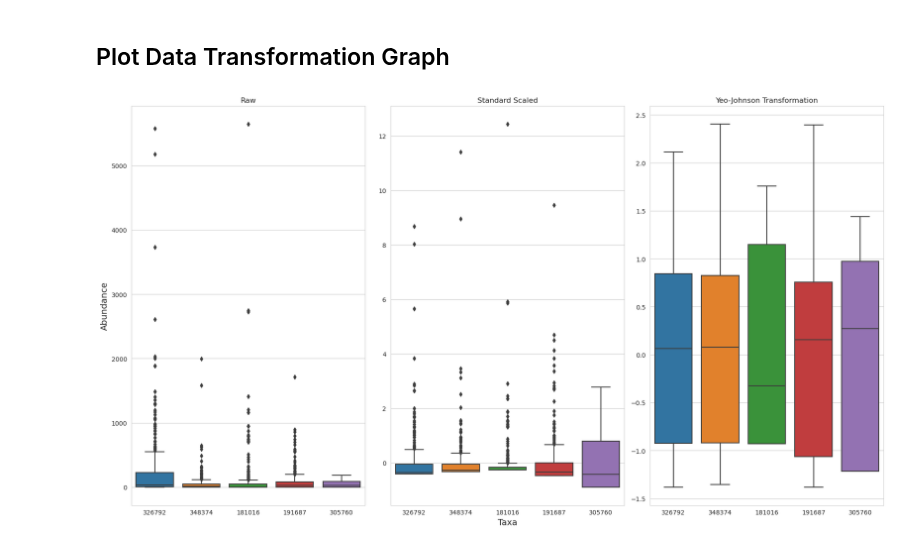
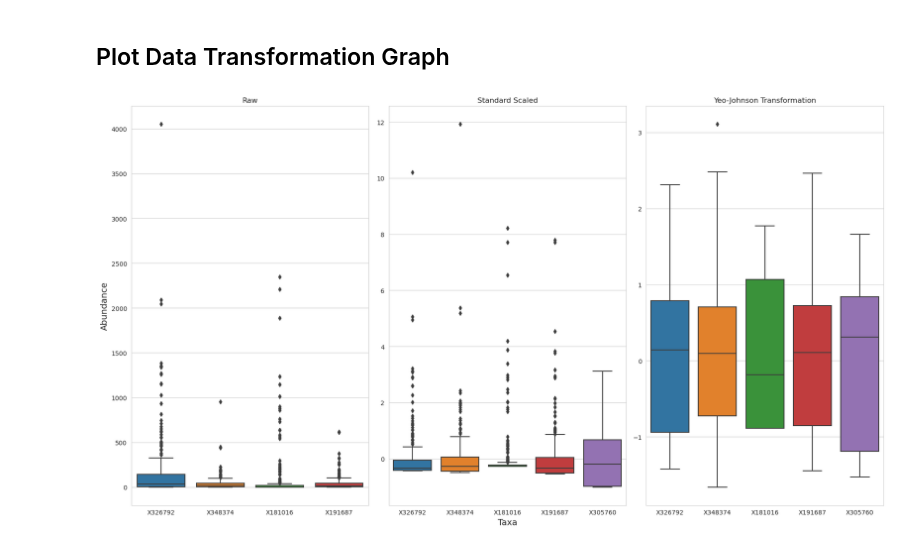
Before and after one commit to EngineerDanny/CS685-Microbe-Network-Research-Code, a Jupyter notebook: data/wrangle_data.ipynb, the cells around one changed output. Saved outputs shown, nothing was run; the diff lists cells and outputs as text; code cells hidden in the pictures.

Commit message:
review wrangle_data code

```diff
--- a/data/wrangle_data.ipynb
+++ b/data/wrangle_data.ipynb
@@ -185,53 +35,48 @@ plt.show()
 # %% [markdown]
 ## Plot Data Transformation Graph
 # %%
-# Import the libraries
-import matplotlib.pyplot as plt
-import seaborn as sns
-import pandas as pd
+dataset_name = 'amgut1_data'
+taxa_count = 5
 
 # Set the style and size of the plots
 sns.set_style("whitegrid")
 
-dataset_name = 'amgut2'
-taxa_count = 5
-# Create four dataframes with some sample data
-df_raw = pd.read_csv('/projects/genomic-ml/da2343/ml_project_1/data/amgut2_data_update.csv')
+# Create three dataframes with some sample data
+df_raw = pd.read_csv(f'{root_data_dir}/{dataset_name}_update.csv')
 df_raw = df_raw.iloc[:, :taxa_count]
 
-df_ss = pd.read_csv('/projects/genomic-ml/da2343/ml_project_1/data/amgut2_data_standard_scaled.csv')
+df_ss = pd.read_csv(f'{root_data_dir}/{dataset_name}_standard_scaled.csv')
 df_ss = df_ss.iloc[:, :taxa_count]
 
-df_pt = pd.read_csv('/projects/genomic-ml/da2343/ml_project_1/data/amgut2_data_power_transformed.csv')
+df_pt = pd.read_csv(f'{root_data_dir}/{dataset_name}_power_transformed.csv')
 df_pt = df_pt.iloc[:, :taxa_count]
-
 
 # Create a subplot with 1 row and 4 columns
 fig, axes = plt.subplots(1, 3)
 
 # increase the size of the plot
 fig.set_size_inches(18, 10)
 
 # Create a boxplot for each dataframe in each subplot
 sns.boxplot(data=df_raw, ax=axes[0])
 axes[0].set_title(f"Raw")
 
 sns.boxplot(data=df_ss, ax=axes[1])
 axes[1].set_title(f"Standard Scaled")
 
 sns.boxplot(data=df_pt, ax=axes[2])
 axes[2].set_title(f"Yeo-Johnson Transformation")
 
 # add x and y labels to the second subplot
 axes[0].set_ylabel("Abundance", fontsize=14)
 axes[1].set_xlabel("Taxa", fontsize=14)
 
 
 # Adjust the spacing and layout of the subplots
 plt.tight_layout()
 plt.show()
 
-# save the plot
-fig.savefig(f'./{dataset_name}_data_dist_boxplots.png', dpi=1500)
+# TODO: Uncomment below to save the plot
+# fig.savefig(f'{root_data_dir}/{dataset_name}_data_dist_boxplots.png', dpi=1500)
 # %% [output]
-[figure, old version]
+[figure, new version]
```
Also changed, not shown: parts of 12 cells of this notebook.
